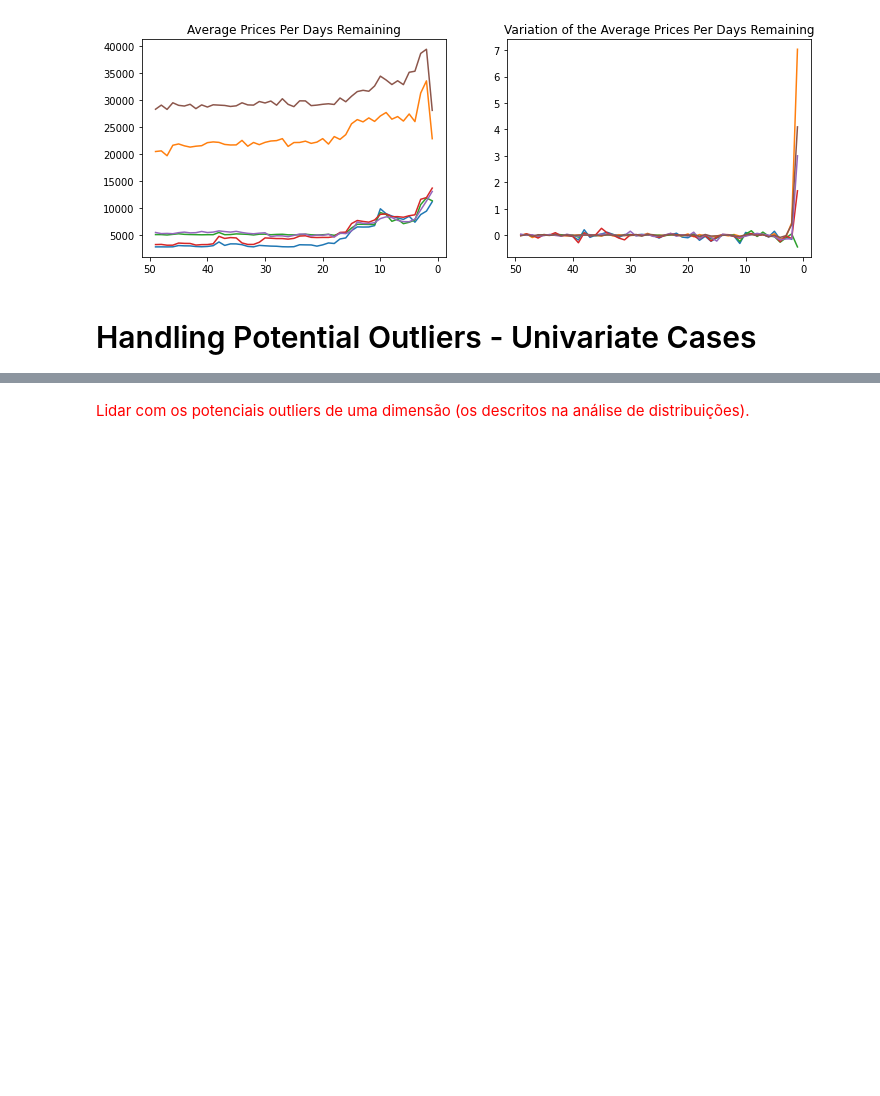
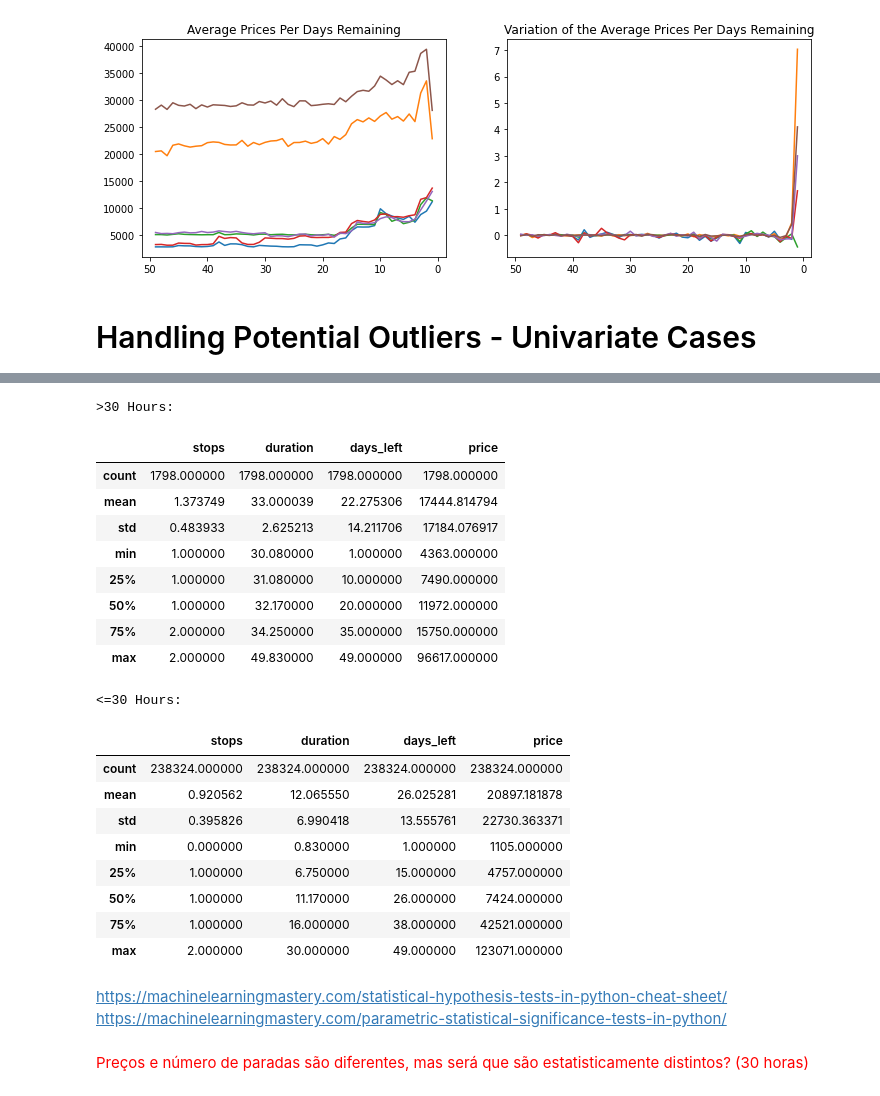
Before and after one commit to felipesveiga/Flight-Price-Estimator, a Jupyter notebook: flight_prices.ipynb, the cells around one changed output, grey strips where cells are left out. Cells and saved outputs as stored; diff of their text form; code cells hidden in the pictures; blank space fills up the shorter version.

Commit message:
Hypo Test

```diff
--- a/flight_prices.ipynb
+++ b/flight_prices.ipynb
@@ -295,2 +348,36 @@ Text(0.5, 1.0, 'Variation of the Average Prices Per Days Remaining')
+# %%
+# Again, segregating the data in respect to our needs.
+more_30 = train[train.duration>30]
+lte_30 = train[~(train.duration>30)]
+
+print('>30 Hours:')
+display(more_30.describe())
+
+print('<=30 Hours:')
+display(lte_30.describe())
+# %% [output]
+>30 Hours:
+|  | stops | duration | days_left | price |
+| count | 1798.000000 | 1798.000000 | 1798.000000 | 1798.000000 |
+| mean | 1.373749 | 33.000039 | 22.275306 | 17444.814794 |
+| std | 0.483933 | 2.625213 | 14.211706 | 17184.076917 |
+| min | 1.000000 | 30.080000 | 1.000000 | 4363.000000 |
+| 25% | 1.000000 | 31.080000 | 10.000000 | 7490.000000 |
+| 50% | 1.000000 | 32.170000 | 20.000000 | 11972.000000 |
+| 75% | 2.000000 | 34.250000 | 35.000000 | 15750.000000 |
+| max | 2.000000 | 49.830000 | 49.000000 | 96617.000000 |
+<=30 Hours:
+|  | stops | duration | days_left | price |
+| count | 238324.000000 | 238324.000000 | 238324.000000 | 238324.000000 |
+| mean | 0.920562 | 12.065550 | 26.025281 | 20897.181878 |
+| std | 0.395826 | 6.990418 | 13.555761 | 22730.363371 |
+| min | 0.000000 | 0.830000 | 1.000000 | 1105.000000 |
+| 25% | 1.000000 | 6.750000 | 15.000000 | 4757.000000 |
+| 50% | 1.000000 | 11.170000 | 26.000000 | 7424.000000 |
+| 75% | 1.000000 | 16.000000 | 38.000000 | 42521.000000 |
+| max | 2.000000 | 30.000000 | 49.000000 | 123071.000000 |
+# %% [markdown]
+https://machinelearningmastery.com/statistical-hypothesis-tests-in-python-cheat-sheet/
+https://machinelearningmastery.com/parametric-statistical-significance-tests-in-python/
 # %% [markdown]
-<p style='color:red'> Lidar com os potenciais outliers de uma dimensão (os descritos na análise de distribuições).
+<p style='color:red'> Preços e número de paradas são diferentes, mas será que são estatisticamente distintos? (30 horas)
```
Also changed, not shown: parts of 4 cells of this notebook.
